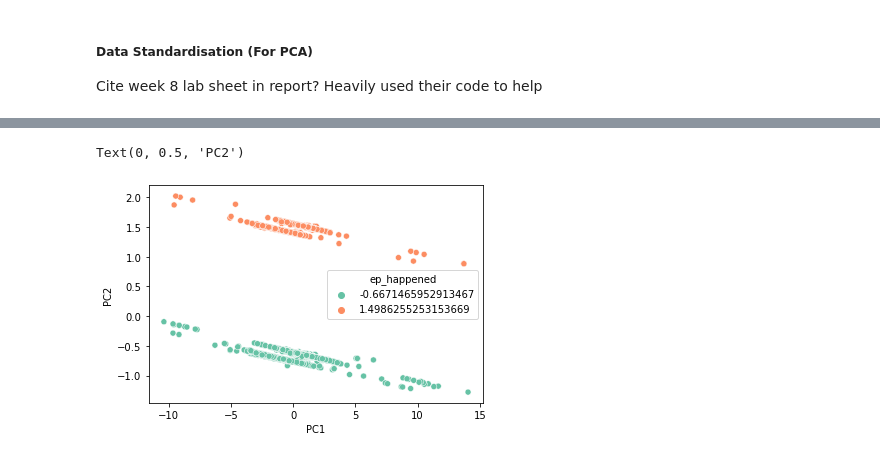
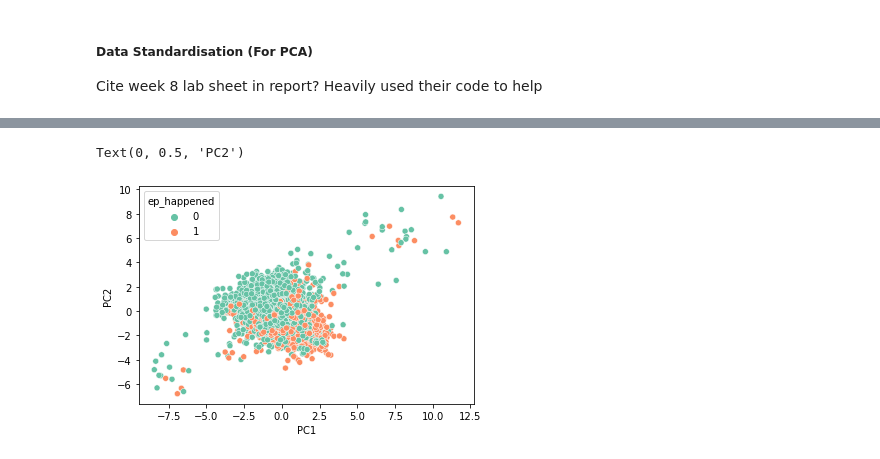
Before and after one commit to leon0241/fds-assignment-3, a Jupyter notebook: assignment-3-Q2.ipynb, the cells around one changed output, grey strips where cells are left out. Saved outputs shown, nothing was run; the diff lists cells and outputs as text; code cells hidden in the pictures.

```diff
--- a/assignment-3-Q2.ipynb
+++ b/assignment-3-Q2.ipynb
@@ -615,12 +615,12 @@ sns.pairplot(hue='ep_happened', data=chess_data_with_elo, palette="Set2")
 # %%
 ep_happened_result = chess_data_without_elo["ep_happened"]
 
-standardized = standardize(chess_data_without_elo)
+standardized = standardize(chess_data_with_elo)
 pca = PCA(n_components=4).fit(standardized.values)
 pca_result = pca.transform(standardized.values)
 sns.scatterplot(x=pca_result[:, 0], y=pca_result[:, 1], hue=ep_happened_result, palette="Set2")
 plt.xlabel('PC1')
 plt.ylabel('PC2')
 # %% [output]
 Text(0, 0.5, 'PC2')
-[figure, old version]
+[figure, new version]
```
Also changed, not shown: parts of 1 cell of this notebook.
